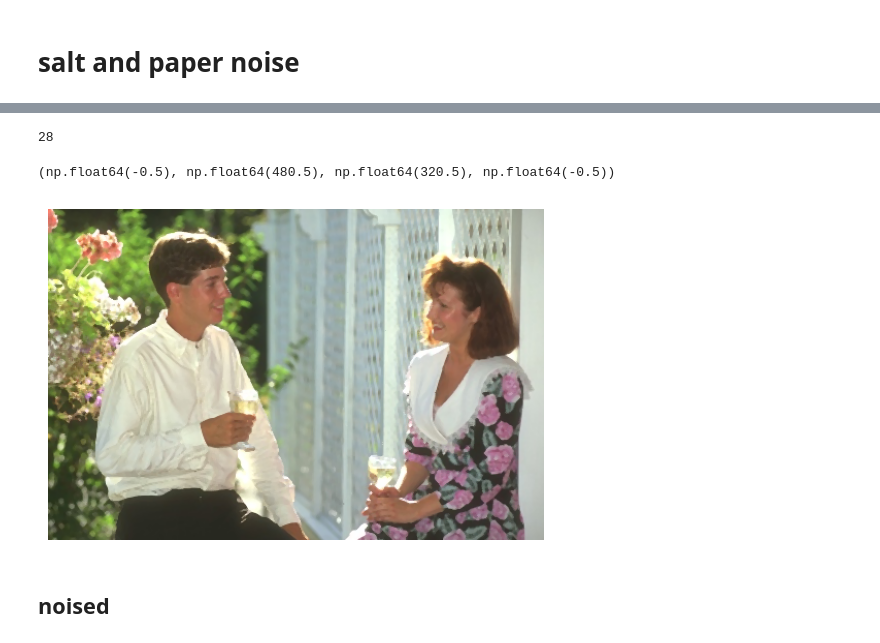
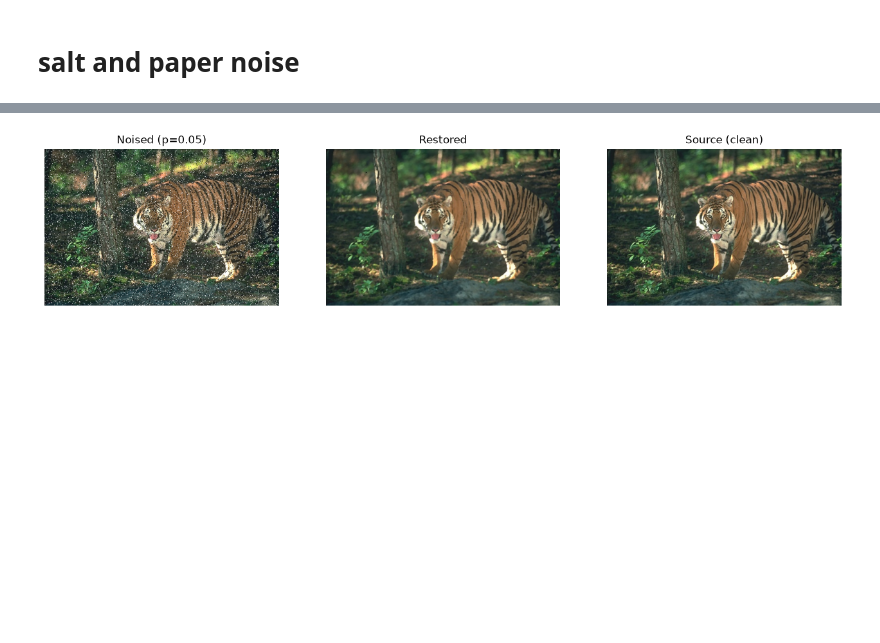
Before and after one commit to chaosmagnvm/Image-auto-denoising, a Jupyter notebook: notebooks/denoise_snp.ipynb, the cells around one changed output, grey strips where cells are left out. Saved outputs shown, nothing was run; the diff lists cells and outputs as text; code cells hidden in the pictures; blank space fills up the shorter version.

```diff
--- a/notebooks/denoise_snp.ipynb
+++ b/notebooks/denoise_snp.ipynb
@@ -25,26 +38,36 @@ plt.axis("off")
 # %%
 import numpy as np
 import cv2
 import matplotlib.pyplot as plt
 import dss.filters as f
 import dss.detector as d
 
-pic = 28
-print(pic)
+pic = 14
 img = cv2.imread(f"../noise_gauss/original_png/00{pic}.png")
-img = f.snp_noise(img, p= 0.01)
+img = f.snp_noise(img, p= 0.05)
+
+fig, axes = plt.subplots(1, 3, figsize = (16, 10))
 
 denoised = f.denoiser_snp(img, d.snp_noise_detector(img))
+rgb_denoised = cv2.cvtColor(denoised, cv2.COLOR_BGR2RGB)
 
-rgb = cv2.cvtColor(denoised, cv2.COLOR_BGR2RGB)
-plt.imshow(rgb)
-plt.axis("off")
+rgb = cv2.cvtColor(img, cv2.COLOR_BGR2RGB)
+
+axes[0].imshow(rgb)
+axes[0].set_title("Noised (p=0.05)")
+axes[0].axis("off")
+
+axes[1].imshow(rgb_denoised)
+axes[1].set_title("Restored")
+axes[1].axis("off")
+
+src = cv2.imread(f"../noise_gauss/original_png/00{pic}.png")
+rgb_clean = cv2.cvtColor(src, cv2.COLOR_BGR2RGB)
+axes[2].imshow(rgb_clean)
+axes[2].set_title("Source (clean)")
+axes[2].axis("off");
 # %% [output]
-28
-(np.float64(-0.5), np.float64(480.5), np.float64(320.5), np.float64(-0.5))
-[figure, old version]
+[figure, new version]
-# %% [markdown]
-## noised
 # %%
 import numpy as np
 import cv2
```
Also changed, not shown: parts of 11 cells of this notebook, 2 other files.
